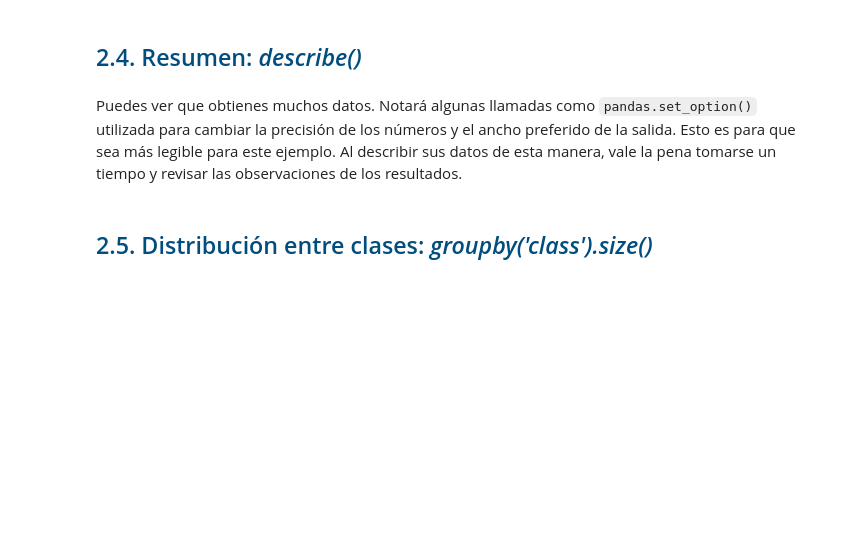
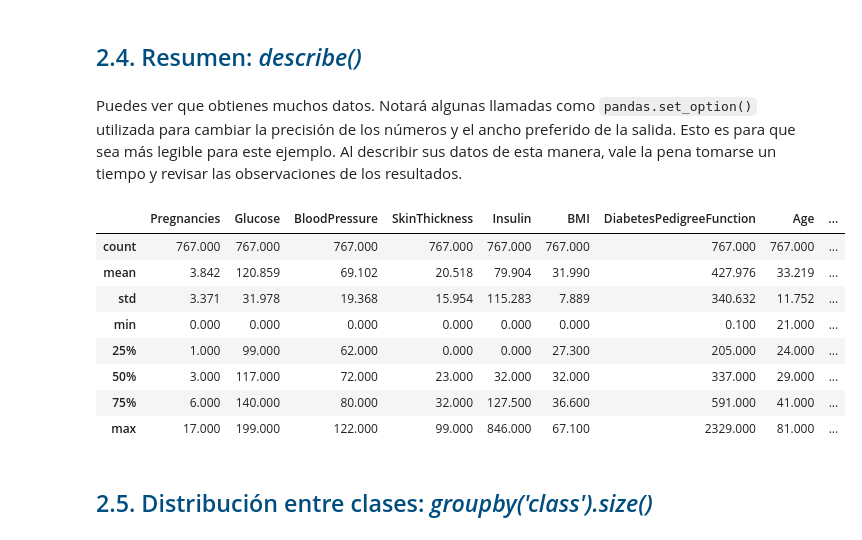
Before and after one commit to JBMODSYSTEM/modelos_simulacion, a Jupyter notebook: 2.2. Estadistica descriptiva.ipynb, the cells around one changed output. Saved outputs shown, nothing was run; the diff lists cells and outputs as text; code cells hidden in the pictures; blank space fills up the shorter version.

```diff
--- a/2.2. Estadistica descriptiva.ipynb
+++ b/2.2. Estadistica descriptiva.ipynb
@@ -84,10 +112,23 @@ Puede enumerar los tipos de datos utilizados por el DataFrame para caracterizar
 Puedes ver que obtienes muchos datos. Notará algunas llamadas como `pandas.set_option()` utilizada para cambiar la precisión de los números y el ancho preferido de la salida. Esto es para que sea más legible para este ejemplo. Al describir sus datos de esta manera, vale la pena tomarse un tiempo y revisar las observaciones de los resultados.
 # %%
 # Statistical Summary
-???
+df.describe()
+# Cambiamos el nombre de las columnas para que sean más legibles
+df.columns = ['Pregnancies', 'Glucose', 'BloodPressure', 'SkinThickness', 'Insulin', 'BMI', 'DiabetesPedigreeFunction', 'Age', 'Outcome']
+# Mostramos las primeras filas del dataset
 pd.set_option('display.width', 100) # En la nueva versión es con "display"
 pd.set_option('display.precision', 3) # En la nueva versión es con "display"
-???
+df.describe()
+# %% [output]
+|  | Pregnancies | Glucose | BloodPressure | SkinThickness | Insulin | BMI | DiabetesPedigreeFunction | Age | ... |
+| count | 767.000 | 767.000 | 767.000 | 767.000 | 767.000 | 767.000 | 767.000 | 767.000 | ... |
+| mean | 3.842 | 120.859 | 69.102 | 20.518 | 79.904 | 31.990 | 427.976 | 33.219 | ... |
+| std | 3.371 | 31.978 | 19.368 | 15.954 | 115.283 | 7.889 | 340.632 | 11.752 | ... |
+| min | 0.000 | 0.000 | 0.000 | 0.000 | 0.000 | 0.000 | 0.100 | 21.000 | ... |
+| 25% | 1.000 | 99.000 | 62.000 | 0.000 | 0.000 | 27.300 | 205.000 | 24.000 | ... |
+| 50% | 3.000 | 117.000 | 72.000 | 23.000 | 32.000 | 32.000 | 337.000 | 29.000 | ... |
+| 75% | 6.000 | 140.000 | 80.000 | 32.000 | 127.500 | 36.600 | 591.000 | 41.000 | ... |
+| max | 17.000 | 199.000 | 122.000 | 99.000 | 846.000 | 67.100 | 2329.000 | 81.000 | ... |
 # %% [markdown]
 <a id="section25"></a>
 ## <font color="#004D7F">2.5. Distribución entre clases: _groupby('class').size()_ </font>
```
Also changed, not shown: parts of 13 cells of this notebook, 5 other files.
